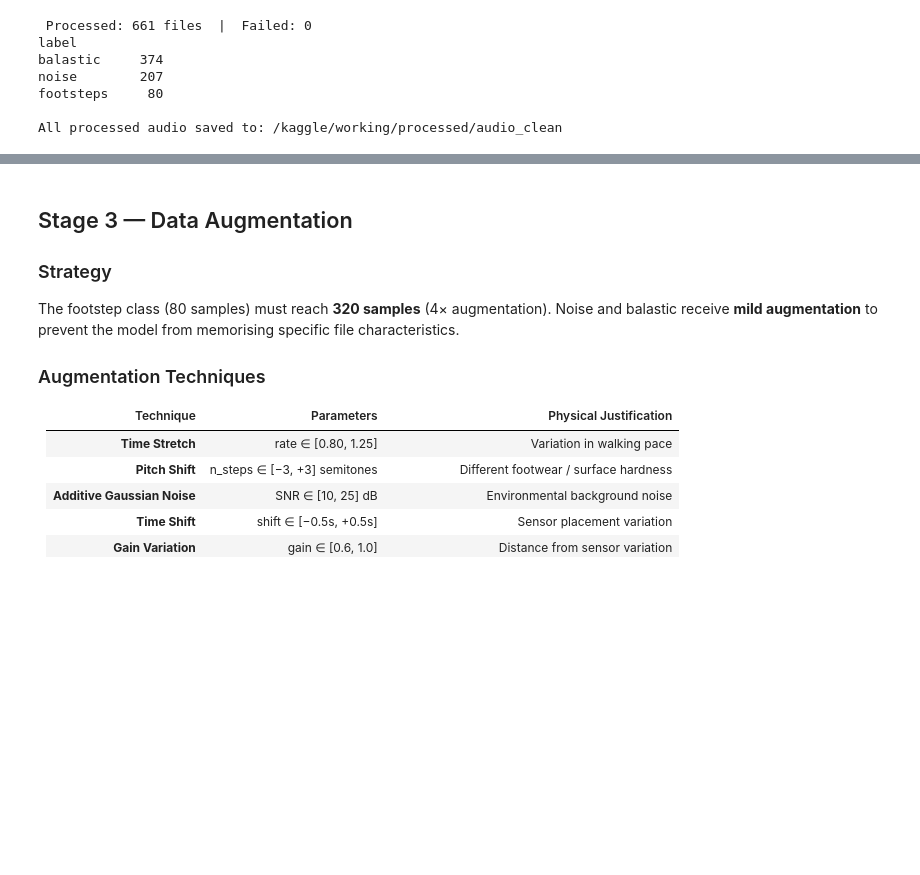
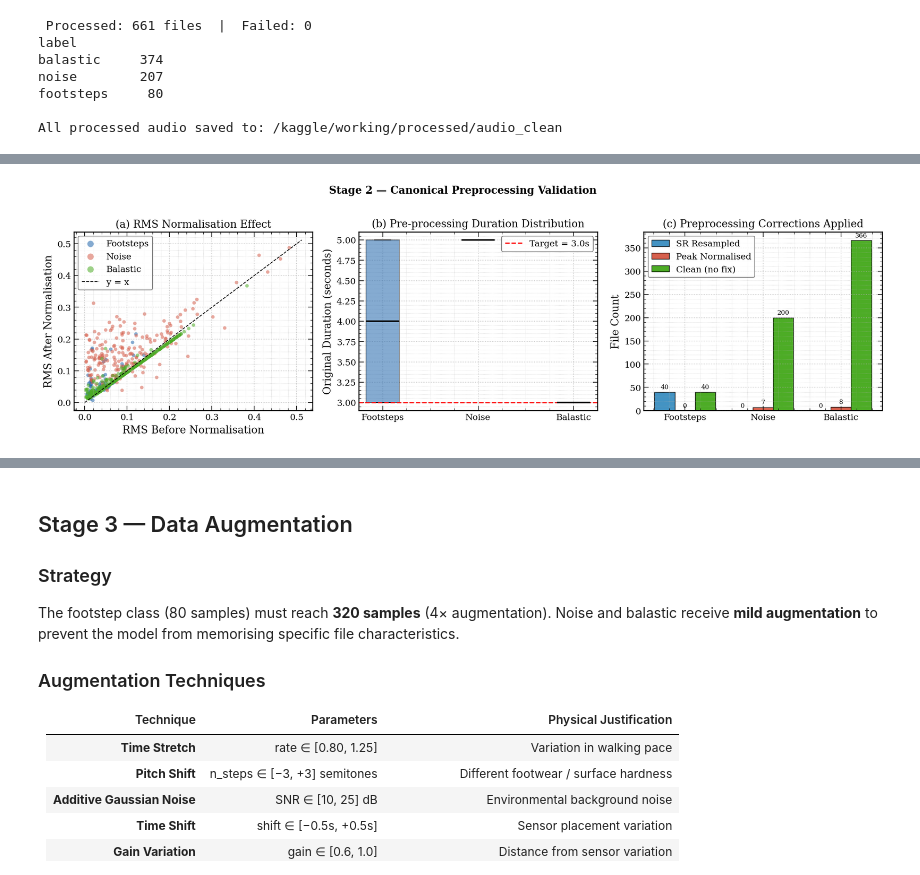
Before and after one commit to prajwal816/BorderIntrusion-Paper, a Jupyter notebook: 02_Preprocessing_Augmentation.ipynb, the cells around one changed output, grey strips where cells are left out. Cells and saved outputs as stored; diff of their text form; code cells hidden in the pictures; blank space fills up the shorter version.

Commit message:
Kaggle Notebook | Border-02-Preprocessing | Version 1

```diff
--- a/02_Preprocessing_Augmentation.ipynb
+++ b/02_Preprocessing_Augmentation.ipynb
@@ -289,3 +289,12 @@ noise        207
 footsteps     80
 
 All processed audio saved to: /kaggle/working/processed/audio_clean
+# %%
+# Merge duration_s from raw_df into valid_df
+valid_df = valid_df.merge(
+    raw_df[["filename", "duration_s"]],
+    on="filename",
+    how="left"
+)
+print("valid_df columns now:", valid_df.columns.tolist())
+print(f"duration_s null count: {valid_df['duration_s'].isna().sum()}")
@@ -296,9 +308,11 @@ fig, axes = plt.subplots(1, 3, figsize=(15, 4.5))
 ax = axes[0]
 for label, color in CLASS_COLORS.items():
     sub = proc_df[proc_df["label"] == label]
-    if sub.empty: continue
+    if sub.empty:
+        continue
     ax.scatter(sub["rms_before"], sub["rms_after"], color=color, alpha=0.55,
                s=20, edgecolors="none", label=label.capitalize())
+
 lim_max = max(proc_df["rms_before"].max(), proc_df["rms_after"].max()) * 1.05
 ax.plot([0, lim_max], [0, lim_max], "k--", linewidth=1.0, label="y = x")
 ax.set_xlabel("RMS Before Normalisation")
@@ -307,61 +321,78 @@ ax.set_title("(a) RMS Normalisation Effect")
 ax.legend(markerscale=1.8)
 paper_axes(ax)
 
-# ── B: Duration before vs after (seconds) ───────────────────────────────────
+# ── B: Duration before preprocessing (from valid_df via filename lookup) ────
 ax = axes[1]
-raw_dur_by_class = {r["label"]: [] for r in processed_records}
+
+# Build duration lookup from valid_df (now has duration_s after Fix 1)
+dur_lookup = valid_df.set_index("filename")["duration_s"].to_dict()
+
+raw_dur_by_class = defaultdict(list)
 for r in processed_records:
-    raw_dur_by_class[r["label"]].append(
-        valid_df[valid_df["filename"] == r["filename"]]["duration_s"].values[0]
-        if r["filename"] in valid_df["filename"].values else CLIP_DURATION
-    )
+    dur = dur_lookup.get(r["filename"], CLIP_DURATION)
+    raw_dur_by_class[r["label"]].append(dur)
 
-classes = [c for c in CLASS_COLORS if c in raw_dur_by_class]
-data_before = [raw_dur_by_class[c] for c in classes]
+classes_plot = [c for c in CLASS_COLORS if c in raw_dur_by_class and len(raw_dur_by_class[c]) > 0]
+data_before  = [raw_dur_by_class[c] for c in classes_plot]
+positions    = np.arange(len(classes_plot)) * 2.0
 
-bp = ax.boxplot(data_before, patch_artist=True, notch=False,
+bp = ax.boxplot(data_before,
+                patch_artist=True,
+                notch=False,
+                positions=positions,
+                widths=0.7,
                 medianprops=dict(color="black", linewidth=2),
-                positions=np.arange(len(classes)) * 2 - 0.35, widths=0.6)
-for patch, cls in zip(bp["boxes"], classes):
+                whiskerprops=dict(linewidth=1.0),
+                capprops=dict(linewidth=1.0),
+                flierprops=dict(marker="x", markersize=4,
+                                markeredgewidth=0.7, alpha=0.5))
+
+for patch, cls in zip(bp["boxes"], classes_plot):
     patch.set_facecolor(CLASS_COLORS[cls])
-    patch.set_alpha(0.5)
+    patch.set_alpha(0.55)
 
-ax.axhline(CLIP_DURATION, color="red", linewidth=1.5, linestyle="--",
-           label=f"Target = {CLIP_DURATION}s")
-ax.set_xticks(np.arange(len(classes)) * 2 - 0.35)
-ax.set_xticklabels([c.capitalize() for c in classes])
-ax.set_ylabel("Duration (seconds)")
+ax.axhline(CLIP_DURATION, color="red", linewidth=1.5,
+           linestyle="--", label=f"Target = {CLIP_DURATION}s")
+ax.set_xticks(positions)
+ax.set_xticklabels([c.capitalize() for c in classes_plot])
+ax.set_ylabel("Original Duration (seconds)")
 ax.set_title("(b) Pre-processing Duration Distribution")
 ax.legend()
 paper_axes(ax)
 
-# ── C: SR fix summary ────────────────────────────────────────────────────────
+# ── C: SR fix / clipping / clean summary ────────────────────────────────────
 ax = axes[2]
-sr_fixed   = proc_df[proc_df["sr_fixed"] == True]["label"].value_counts()
-sr_ok      = proc_df[proc_df["sr_fixed"] == False]["label"].value_counts()
-clip_fixed = proc_df[proc_df["clipped"] == True]["label"].value_counts()
+sr_fixed   = proc_df[proc_df["sr_fixed"]  == True ]["label"].value_counts()
+clip_fixed = proc_df[proc_df["clipped"]   == True ]["label"].value_counts()
+sr_ok      = proc_df[(proc_df["sr_fixed"] == False) &
+                     (proc_df["clipped"]  == False)]["label"].value_counts()
+
 all_labels = list(CLASS_COLORS.keys())
+x = np.arange(len(all_labels))
+w = 0.26
 
-x = np.arange(len(all_labels))
-w = 0.28
 ax.bar(x - w,  [sr_fixed.get(l, 0)   for l in all_labels], width=w,
-       label="SR Resampled",   color="#4393c3", edgecolor="black", linewidth=0.7)
+       label="SR Resampled",    color="#4393c3", edgecolor="black", linewidth=0.7)
 ax.bar(x,      [clip_fixed.get(l, 0) for l in all_labels], width=w,
        label="Peak Normalised", color="#d6604d", edgecolor="black", linewidth=0.7)
 ax.bar(x + w,  [sr_ok.get(l, 0)      for l in all_labels], width=w,
        label="Clean (no fix)",  color="#4dac26", edgecolor="black", linewidth=0.7)
+
+for bars in ax.containers:
+    ax.bar_label(bars, fmt="%d", fontsize=8, padding=2)
 
 ax.set_xticks(x)
 ax.set_xticklabels([l.capitalize() for l in all_labels])
 ax.set_ylabel("File Count")
 ax.set_title("(c) Preprocessing Corrections Applied")
 ax.legend()
 paper_axes(ax)
 
-plt.suptitle("Stage 2 — Canonical Preprocessing Validation", fontsize=13,
-             fontweight="bold", y=1.01)
+plt.suptitle("Stage 2 — Canonical Preprocessing Validation",
+             fontsize=13, fontweight="bold", y=1.01)
 plt.tight_layout()
 plt.savefig(str(FIGURES_PATH / "fig_preprocessing_validation.pdf"))
 plt.show()
 print("Saved → fig_preprocessing_validation.pdf")
 # %% [output]
+[figure, new version]
```
Also changed, not shown: parts of 5 cells of this notebook.
